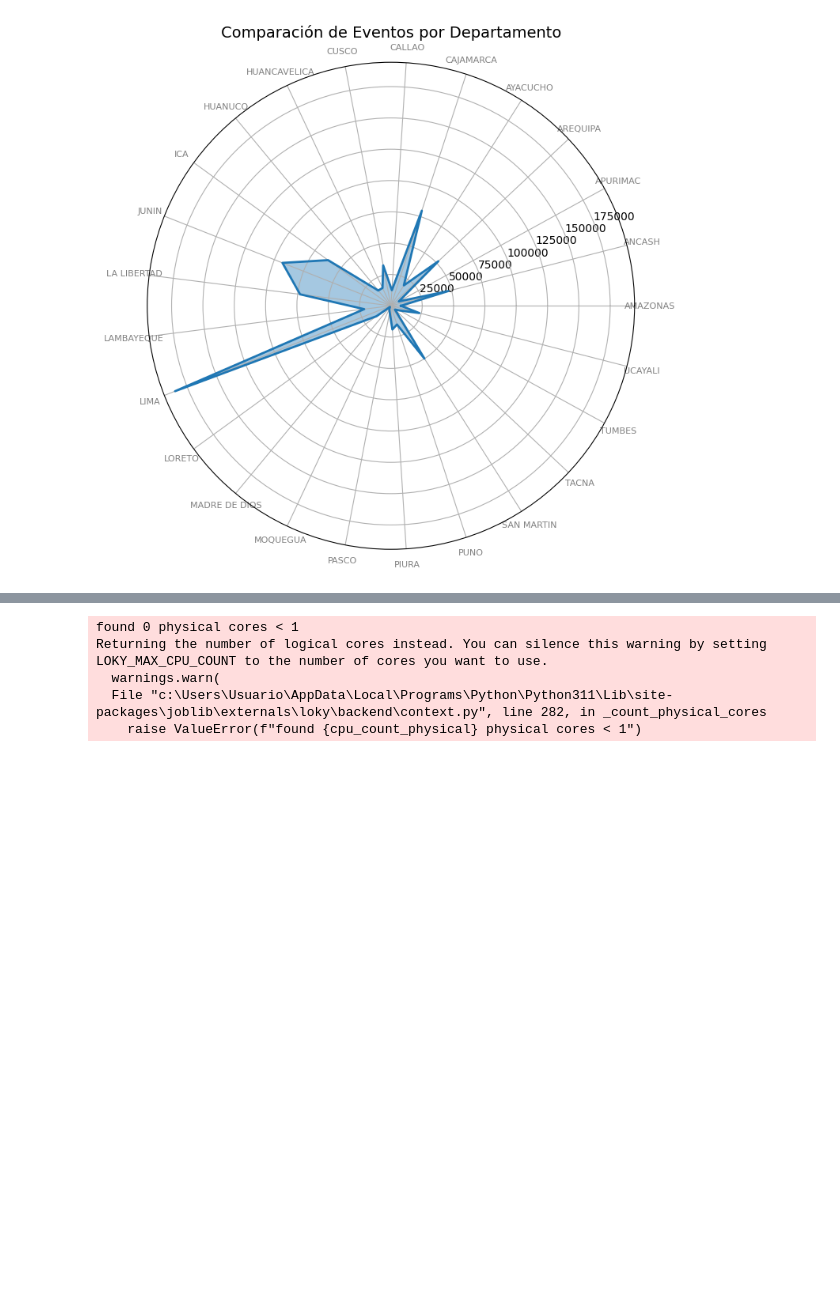
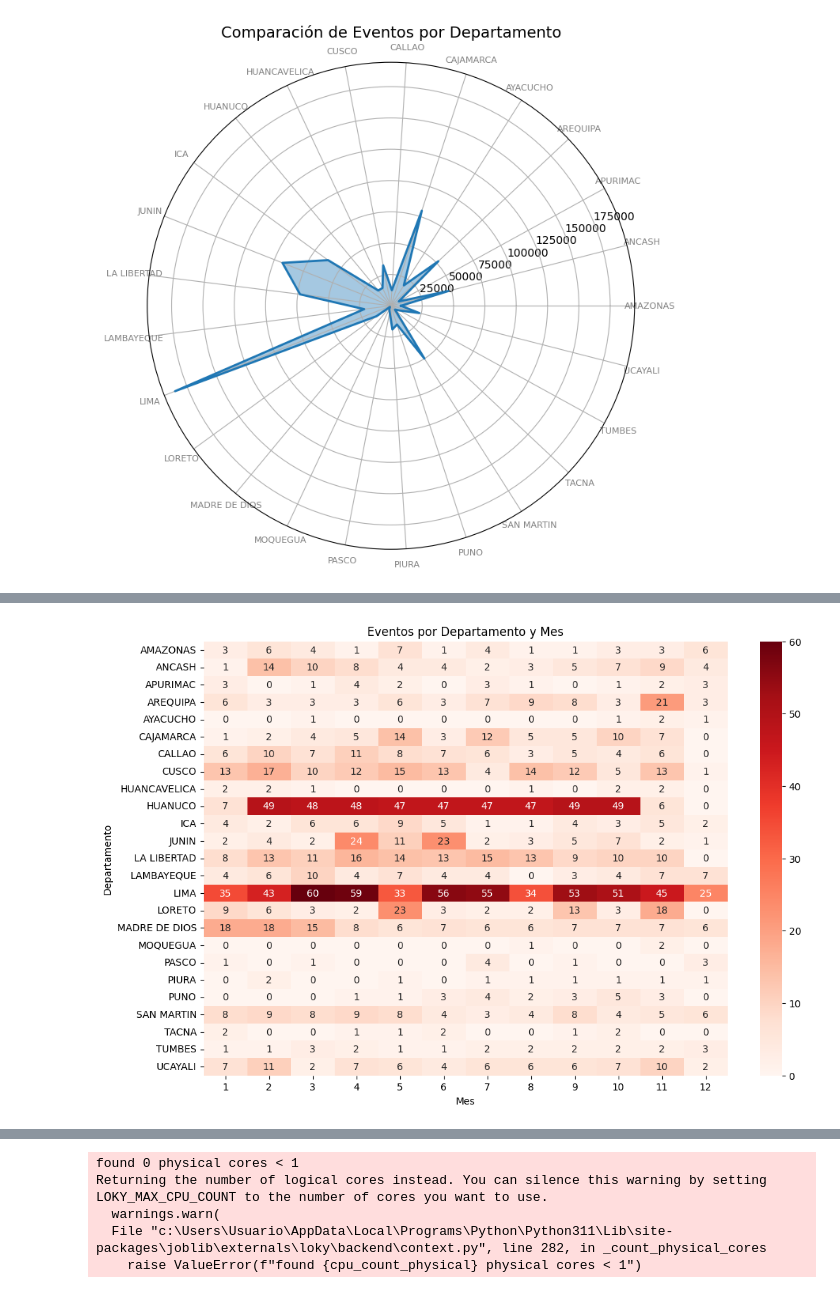
Before and after one commit to camiloalegre/EVENT_SALUD, a Jupyter notebook: Analisis_eventos_salud.ipynb, the cells around one changed output, grey strips where cells are left out. Saved outputs shown, nothing was run; the diff lists cells and outputs as text; code cells hidden in the pictures; blank space fills up the shorter version.

```diff
--- a/Analisis_eventos_salud.ipynb
+++ b/Analisis_eventos_salud.ipynb
@@ -209,0 +294,13 @@ plt.show()
+# %%
+# Crear tabla dinámica
+heatmap_data = muertes_data.pivot_table(values="CANT_EVENTOS", index="DEPARTAMENTO", columns="MES", aggfunc="sum", fill_value=0)
+
+# Mapa de calor
+plt.figure(figsize=(12, 8))
+sns.heatmap(heatmap_data, annot=True, fmt="d", cmap="Reds")
+plt.title("Eventos por Departamento y Mes")
+plt.xlabel("Mes")
+plt.ylabel("Departamento")
+plt.show()
+# %% [output]
+[figure, added]
```
Also changed, not shown: parts of 10 cells of this notebook, 1 other file.
